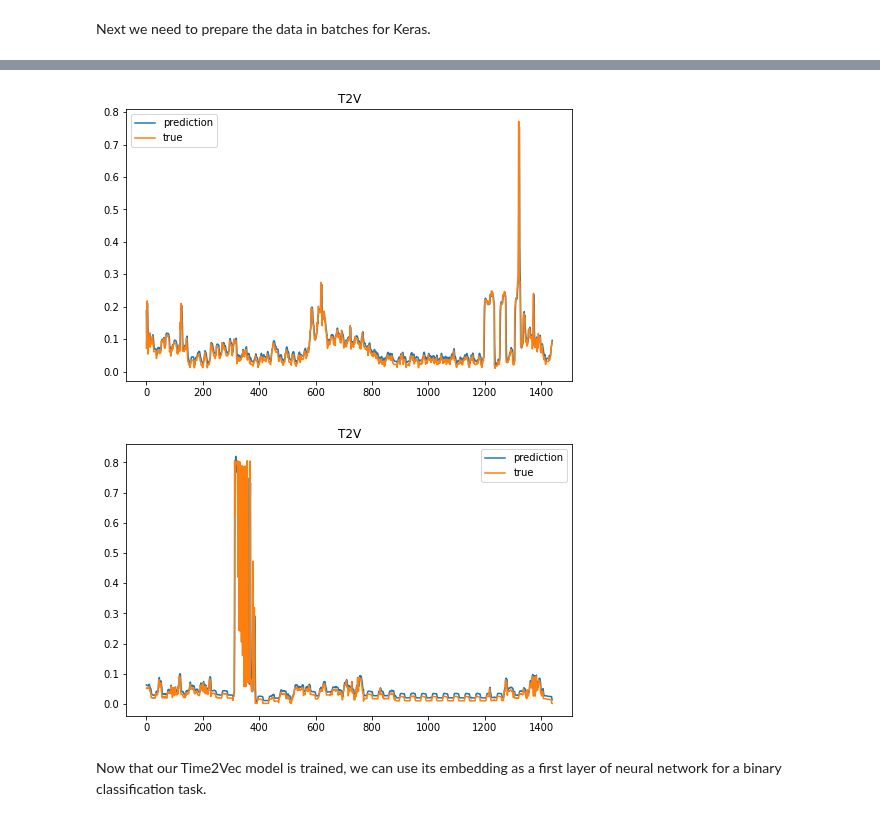
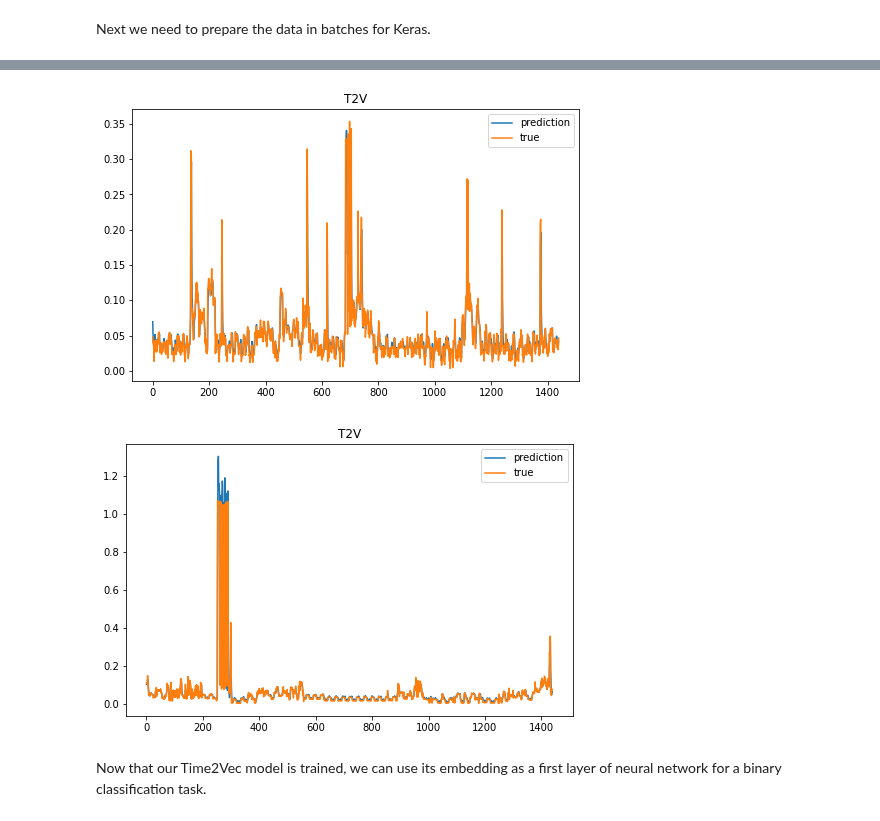
Before and after one commit to hugo-mi/Activity_Detection_From_Electrical_Consumption_Load_Curves, a Jupyter notebook: Time2Vec/time2vec_classification_normalized_lstm.ipynb, the cells around one changed output, grey strips where cells are left out. Cells and saved outputs as stored; diff of their text form; code cells hidden in the pictures.

```diff
--- a/Time2Vec/time2vec_classification_normalized_lstm.ipynb
+++ b/Time2Vec/time2vec_classification_normalized_lstm.ipynb
@@ -65,22 +80,36 @@ house1_power_blk2.head()
 # %%
 ### CREATE GENERATOR FOR LSTM AND T2V ###
 
-sequence_length = 60
-
-def gen_sequence(id_df, seq_length, seq_cols):
+# we define a function to generate our sequences
+def gen_sequence(id_df, seq_length, overlap_period, seq_cols):
 
     data_matrix = id_df[seq_cols].values
     num_elements = data_matrix.shape[0]
+    step = seq_length - overlap_period
 
-    for start, stop in zip(range(0, num_elements-seq_length), range(seq_length, num_elements)):
+    for start, stop in zip(range(0, num_elements-seq_length, step), range(seq_length, num_elements, step)):
         yield data_matrix[start:stop, :]
 
-def gen_labels(id_df, seq_length, label):
+# this function is usefull in the case that we only predict 1 data point for each sequence
+def gen_labels(id_df, seq_length, overlap_period, label):
 
     data_matrix = id_df[label].values
     num_elements = data_matrix.shape[0]
+    step = seq_length - overlap_period
 
-    return data_matrix[seq_length:num_elements, :]
+    return data_matrix[seq_length:num_elements:step, :]
+
+# we define a utility function to unfold our sequences
+def unfold_sequence(y_seq, seq_length, overlap_period):
+    step = seq_length - overlap_period
+    y_unfolded = np.zeros((y_seq.shape[0]*step, ))
+    y_weight = np.zeros((y_seq.shape[0]*step, ))
+
+    for i in range(seq_length):
+        y_unfolded[i::step] += y_seq[:-int(i/step) if int(i/step) > 0 else None,i,0]
+        y_weight[i::step] += 1
+
+    return y_unfolded/y_weight
 # %% [markdown]
 # 1. Train our embeddings
 # %% [markdown]
@@ -88,10 +117,11 @@ Next we need to prepare the data in batches for Keras.
 # %%
 ### HOUSE 1 ###
 X_h1, Y_h1 = [], []
-for sequence in gen_sequence(house1_power_blk2, sequence_length, ['mains']):
+for sequence in gen_sequence(house1_power_blk2, SEQUENCE_LENGTH, OVERLAP_PERIOD, ['mains']):
     X_h1.append(sequence)
 
-for sequence in gen_labels(house1_power_blk2, sequence_length, ['mains']):
+    # gen_labels
+for sequence in gen_sequence(house1_power_blk2, SEQUENCE_LENGTH, OVERLAP_PERIOD, ['mains']):
     Y_h1.append(sequence)
 
 X_h1 = np.asarray(X_h1)
@@ -187,7 +217,8 @@ def T2V_NN(param, dim):
     #x = Dropout(0.2)(inp)
     x = T2V(param['t2v_dim'])(inp)
     x = Dropout(0.2)(x)
-    x = LSTM(param['unit'], activation=param['act'], return_sequences=False)(x)
+    # return_sequences=False : ne retourne que le dernier état
+    x = LSTM(param['unit'], activation=param['act'], return_sequences=True)(x)
     x = Dense(1)(x)
 
     m = Model(inp, x)
@@ -200,6 +231,6 @@ def T2V_NN(param, dim):
 early_stop = EarlyStopping(patience=3, verbose=0, min_delta=0.0001, monitor='loss', mode='auto', restore_best_weights=True)
 
 best_params = {'unit': 32, 't2v_dim': 128, 'lr': 0.001, 'act': 'relu', 'epochs': 20, 'batch_size': 1024}
-kgs_t2v = T2V_NN(param=best_params, dim=sequence_length)
+kgs_t2v = T2V_NN(param=best_params, dim=SEQUENCE_LENGTH)
 kgs_t2v.summary();
 # %% [output]
@@ -290,25 +335,31 @@ Epoch 7/20
 # %%
 ### VISUALIZE TEST PREDICTIONS ON HOUSE 1 ###
 
 plt.figure(figsize=(8,5))
 
-plt.plot(y_pred_h1.ravel()[:24*60], label='prediction')
-plt.plot(y_test_h1.ravel()[:24*60], label='true')
+y_pred_unfolded_h1 = unfold_sequence(y_pred_h1, SEQUENCE_LENGTH, OVERLAP_PERIOD)
+y_test_unfolded_h1 = unfold_sequence(y_test_h1, SEQUENCE_LENGTH, OVERLAP_PERIOD)
+
+plt.plot(y_pred_unfolded_h1[:24*60], label='prediction')
+plt.plot(y_test_unfolded_h1[:24*60], label='true')
 plt.title('T2V');
 plt.legend();
 # %% [output]
-[figure, old version]
+[figure, new version]
 # %%
 ### VISUALIZE TEST PREDICTIONS ON HOUSE 2 ###
 
 plt.figure(figsize=(8,5))
 
-plt.plot(y_pred_h2.ravel()[:24*60], label='prediction')
-plt.plot(y_test_h2.ravel()[:24*60], label='true')
+y_pred_unfolded_h2 = unfold_sequence(y_pred_h2, SEQUENCE_LENGTH, OVERLAP_PERIOD)
+y_test_unfolded_h2 = unfold_sequence(y_test_h2, SEQUENCE_LENGTH, OVERLAP_PERIOD)
+
+plt.plot(y_pred_unfolded_h2[:24*60], label='prediction')
+plt.plot(y_test_unfolded_h2[:24*60], label='true')
 plt.title('T2V');
 plt.legend();
 # %% [output]
-[figure, old version]
+[figure, new version]
 # %% [markdown]
 Now that our Time2Vec model is trained, we can use its embedding as a first layer of neural network for a binary classification task.
 # %% [markdown]
```
Also changed, not shown: parts of 39 cells of this notebook.
